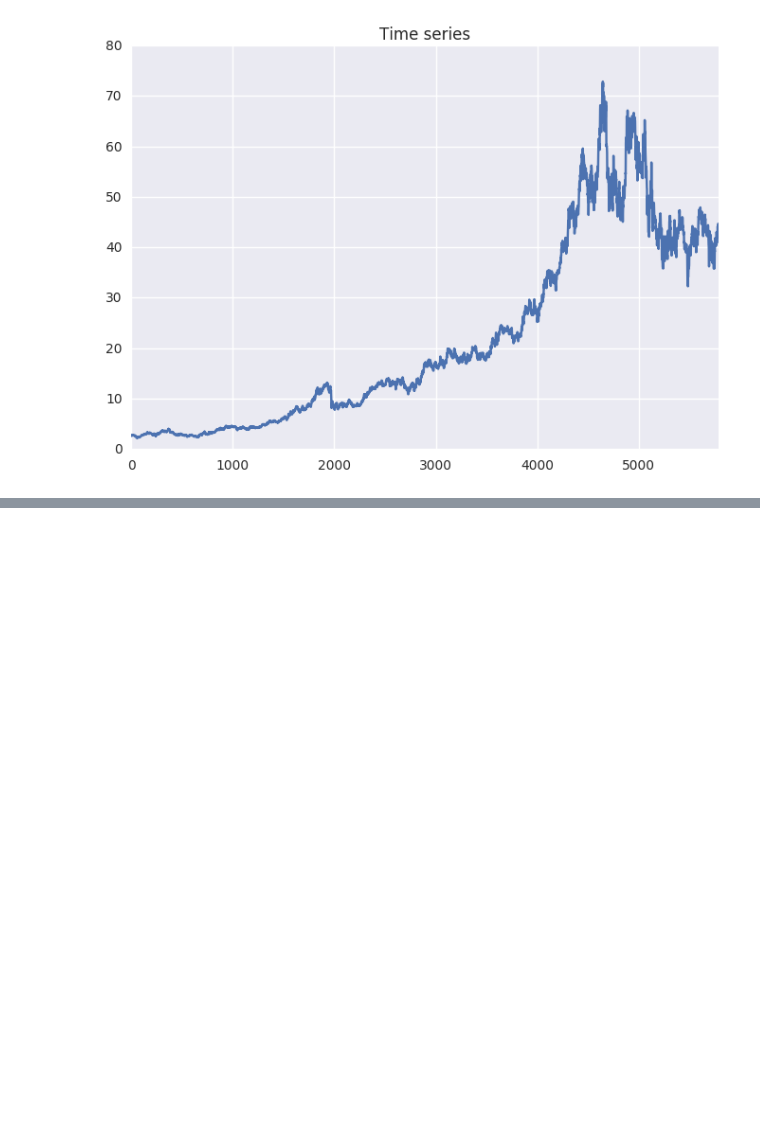
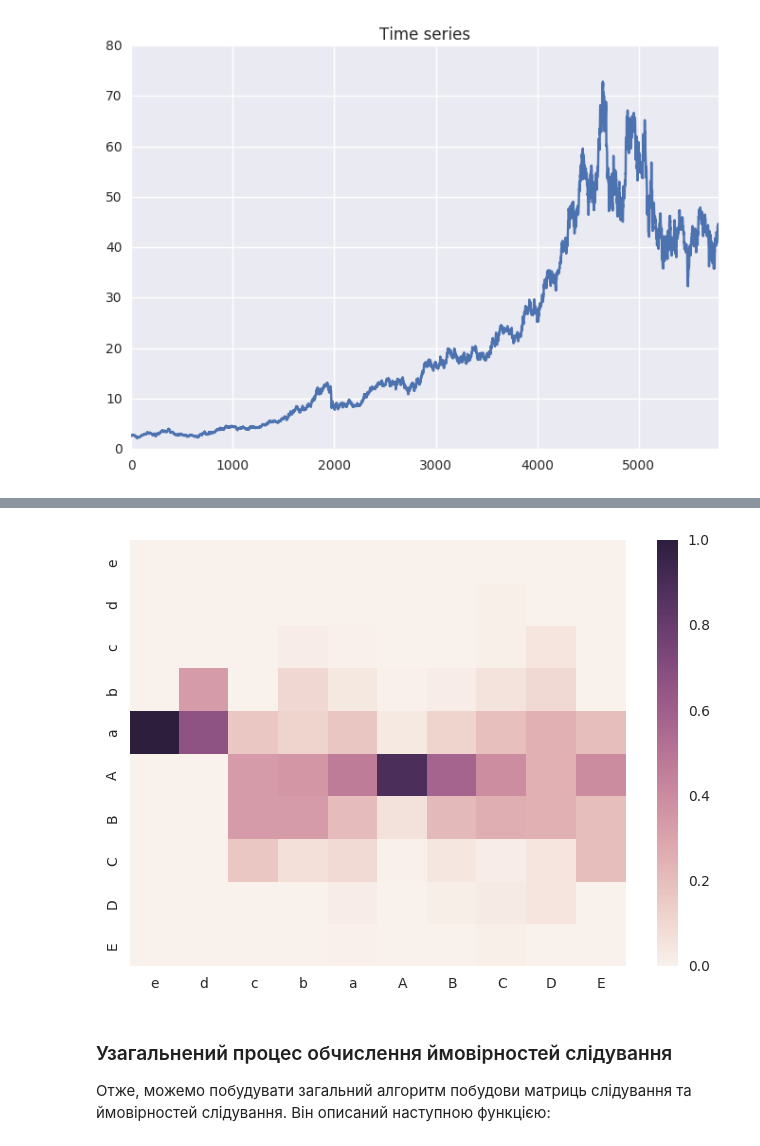
Before and after one commit to KPI-FICT-IP32/SystemModelling, a Jupyter notebook: Kovalchuk/lab08/lab08.ipynb, the cells around one changed output, grey strips where cells are left out. Cells and saved outputs as stored; diff of their text form; code cells hidden in the pictures; blank space fills up the shorter version.

```diff
--- a/Kovalchuk/lab08/lab08.ipynb
+++ b/Kovalchuk/lab08/lab08.ipynb
@@ -198,0 +170,9 @@ sns.heatmap(probability_mtx_a10);
+# %%
+occurence_probabilities_1_a10 = calculate_probabilities(follow_matrix_1_a10)
+sns.heatmap(occurence_probabilities_1_a10);
+# %% [output]
+[figure, added]
+# %% [markdown]
+### Узагальнений процес обчислення ймовірностей слідування
+
+Отже, можемо побудувати загальний алгоритм побудови матриць слідування та ймовірностей слідування. Він описаний наступною функцією:
```
Also changed, not shown: parts of 70 cells of this notebook.
